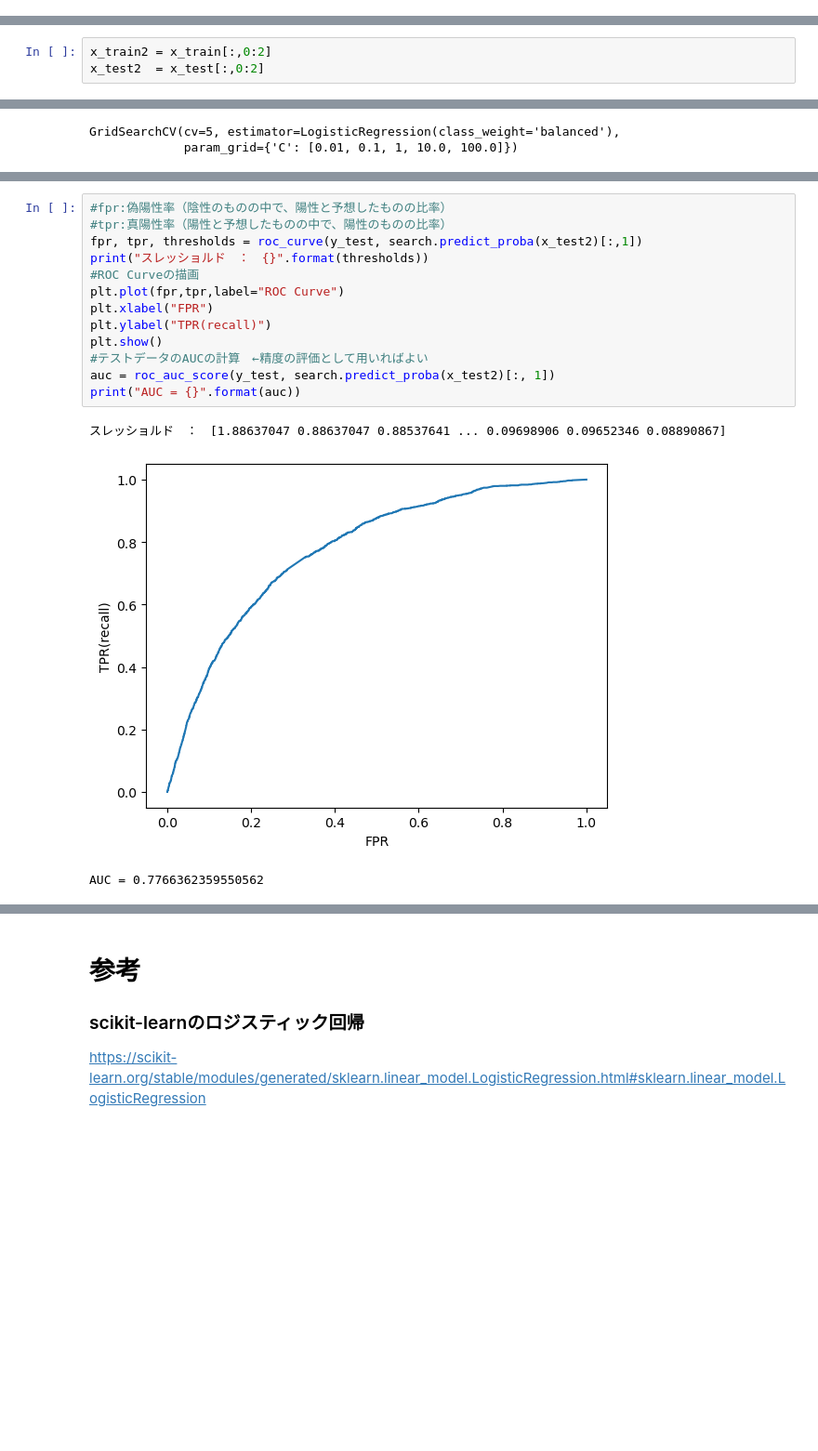
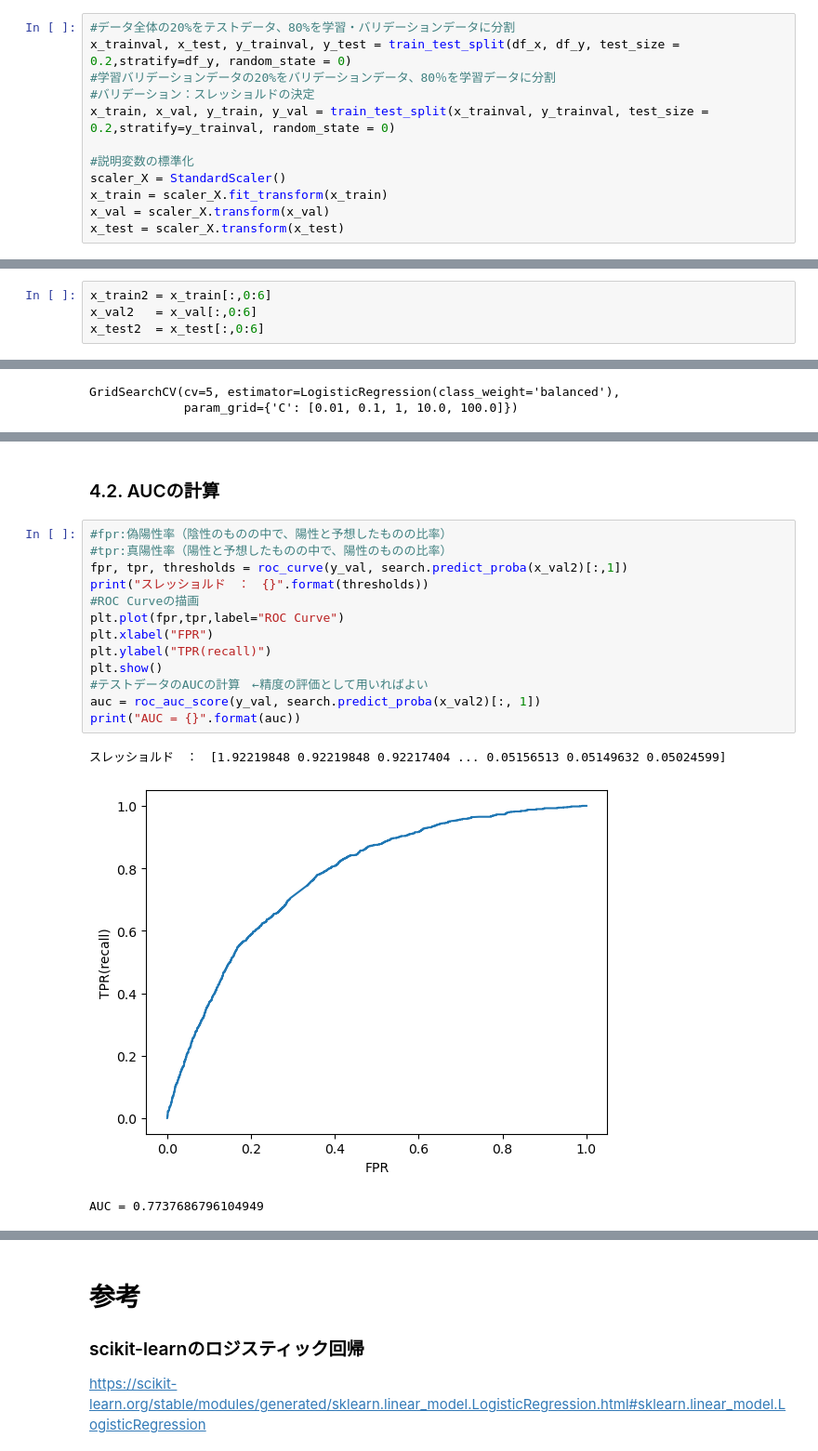
Before and after one commit to MampeiKasai/jra_ml, a Jupyter notebook: LogisticRegression.ipynb, the cells around one changed output, grey strips where cells are left out. Shown at 93% size. Drawn from its saved outputs; the diff is of its cells as text; blank space fills up the shorter version.

Commit message:
TRY1 and TRY2 was wrong because threshold was decided by using of test data. this commit aim to modify this wrong.

```diff
--- a/LogisticRegression.ipynb
+++ b/LogisticRegression.ipynb
@@ -126,2 +102,14 @@ print("target=1の比率：",y_test.sum() / len(y_test) * 100,"%")
 # %% [output]
 target=1の比率： 6.289484767654079 %
+# %%
+#データ全体の20%をテストデータ、80%を学習・バリデーションデータに分割
+x_trainval, x_test, y_trainval, y_test = train_test_split(df_x, df_y, test_size = 0.2,stratify=df_y, random_state = 0)
+#学習バリデーションデータの20%をバリデーションデータ、80％を学習データに分割
+#バリデーション：スレッショルドの決定
+x_train, x_val, y_train, y_val = train_test_split(x_trainval, y_trainval, test_size = 0.2,stratify=y_trainval, random_state = 0)
+
+#説明変数の標準化
+scaler_X = StandardScaler()
+x_train = scaler_X.fit_transform(x_train)
+x_val = scaler_X.transform(x_val)
+x_test = scaler_X.transform(x_test)
@@ -149,8 +149,9 @@ plt.show()
 #上図より、targetと相関があるのは2～6試合前の結果
 #したがって、特徴量としては2～6試合前の結果を選定
 # %%
-x_train2 = x_train[:,0:2]
-x_test2  = x_test[:,0:2]
+x_train2 = x_train[:,0:6]
+x_val2   = x_val[:,0:6]
+x_test2  = x_test[:,0:6]
 # %% [markdown]
 # 3.モデル作成
 # %%
@@ -181,18 +182,20 @@ print("best parameter is {}".format(bestparam))
 best parameter is {'C': 1}
+# %% [markdown]
+### 4.2. AUCの計算
 # %%
 #fpr:偽陽性率（陰性のものの中で、陽性と予想したものの比率）
 #tpr:真陽性率（陽性と予想したものの中で、陽性のものの比率）
-fpr, tpr, thresholds = roc_curve(y_test, search.predict_proba(x_test2)[:,1])
+fpr, tpr, thresholds = roc_curve(y_val, search.predict_proba(x_val2)[:,1])
 print("スレッショルド　：　{}".format(thresholds))
 #ROC Curveの描画
 plt.plot(fpr,tpr,label="ROC Curve")
 plt.xlabel("FPR")
 plt.ylabel("TPR(recall)")
 plt.show()
 #テストデータのAUCの計算　←精度の評価として用いればよい
-auc = roc_auc_score(y_test, search.predict_proba(x_test2)[:, 1])
+auc = roc_auc_score(y_val, search.predict_proba(x_val2)[:, 1])
 print("AUC = {}".format(auc))
 # %% [output]
-スレッショルド　：　[1.88637047 0.88637047 0.88537641 ... 0.09698906 0.09652346 0.08890867]
+スレッショルド　：　[1.92219848 0.92219848 0.92217404 ... 0.05156513 0.05149632 0.05024599]
-[figure, old version]
+[figure, new version]
-AUC = 0.7766362359550562
+AUC = 0.7737686796104949
```
Also changed, not shown: parts of 20 cells of this notebook, 1 other file.
